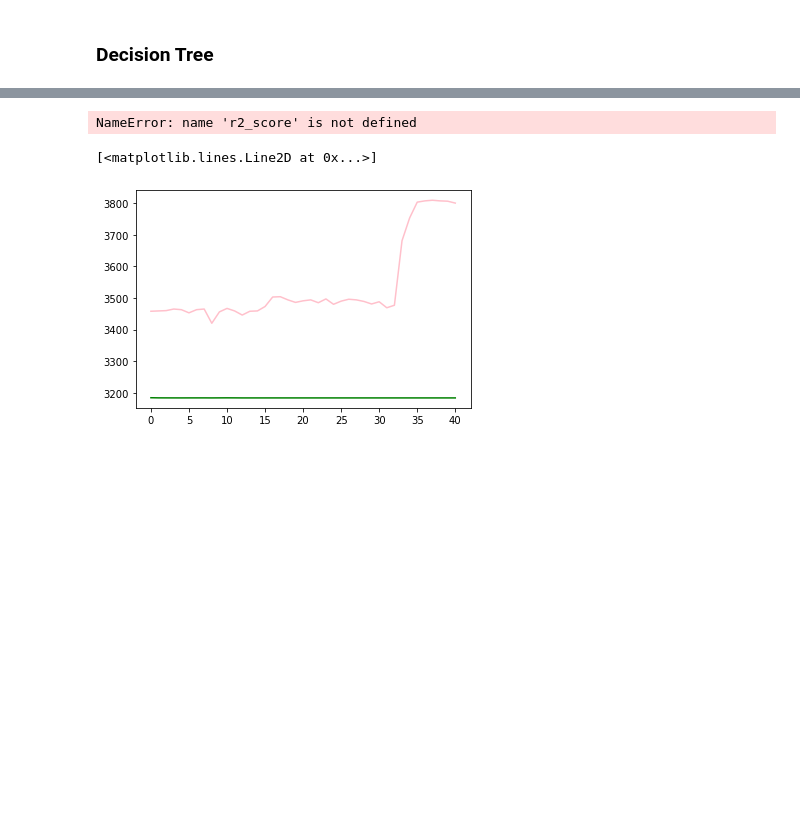
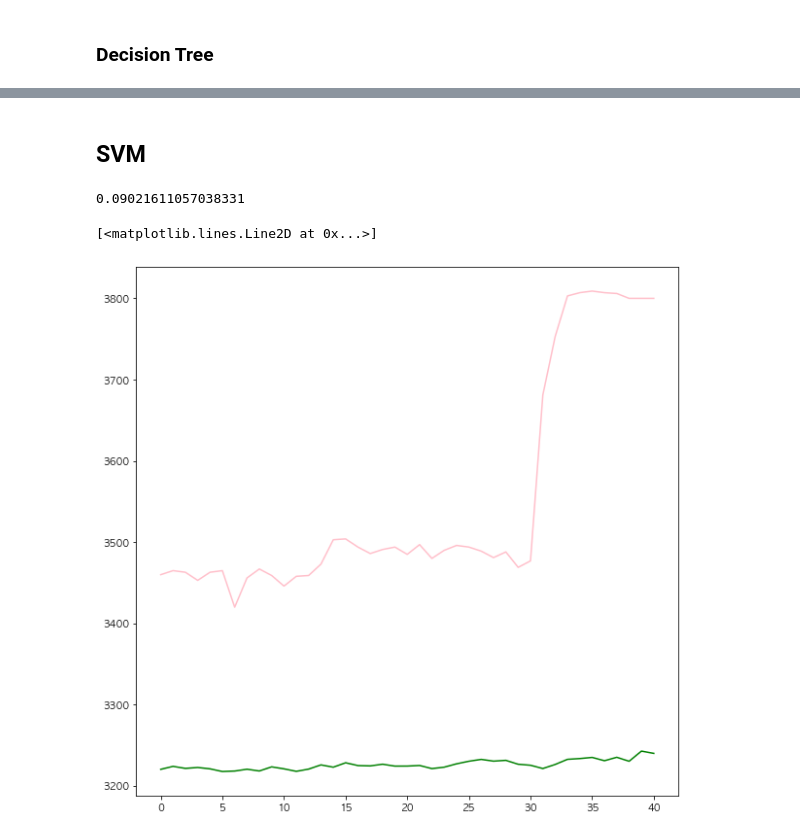
Before and after one commit to yongjunism/BobBit, a Jupyter notebook: modeling/ramyun/modeling.ipynb, the cells around one changed output, grey strips where cells are left out. Saved outputs shown, nothing was run; the diff lists cells and outputs as text; code cells hidden in the pictures; blank space fills up the shorter version.

Commit message:
ramyun modeling and analysis

```diff
--- a/modeling/ramyun/modeling.ipynb
+++ b/modeling/ramyun/modeling.ipynb
@@ -626,0 +1288,10 @@ for ele in coef:
+# %%
+lr_model = LinearRegression()
+
+lr_model.fit(x_train, y_train)
+y_pred_lr_lag2 = lr_model.predict(x_test)
+# %%
+y_pred_lr_lag2 = pd.DataFrame(y_pred_lr_lag2)
+y_test = pd.DataFrame(y_test)
+y_pred_lr_lag2.index = result['날짜'][int(len(x)*(70/100)):]
+y_test.index = result['날짜'][int(len(x)*(70/100)):]
@@ -665,3 +1382,3 @@ x_train
 # %%
-x_train_nl = x_train.drop(columns=['lag_1', 'lag_2'])
-x_test_nl = x_test.drop(columns=['lag_1', 'lag_2'])
+x_train_nl = x_train.drop(columns=['t-1'])
+x_test_nl = x_test.drop(columns=['t-1'])
@@ -767,22 +1499,25 @@ list(zip(dt_model.feature_importances_, list(x_train)))
+# %% [markdown]
+## SVM
 # %%
-svm_model = SVR(kernel='rbf', gamma=0.001)
+svm_model = SVR(kernel='linear', gamma=0.1)
 
 svm_model.fit(x_train, y_train)
 y_pred = svm_model.predict(x_test)
 
-print(r2_score(y_test, y_pred))
+print(mean_absolute_percentage_error(y_test, y_pred))
 # %% [output]
-NameError: name 'r2_score' is not defined
+0.09021611057038331
 # %%
 import matplotlib.pyplot as plt
-y_test2 = pd.DataFrame(y_test).reset_index()
-y_test2 = y_test2.drop('index', axis=1)
+y_test2 = pd.DataFrame(y_test)
+y_test2.index = x_test.index
+# y_test2 = y_test2.drop('index', axis=1)
 # print(y_pred)
 plt.plot(y_test2, color='pink')
 plt.plot(y_pred, color='green')
 # %% [output]
 [<matplotlib.lines.Line2D at 0x...>]
-[figure, old version]
+[figure, new version]
 # %%
 list(zip(list(y_test),y_pred))
 # %% [output]
```
Also changed, not shown: parts of 167 cells of this notebook, 1 other file.
